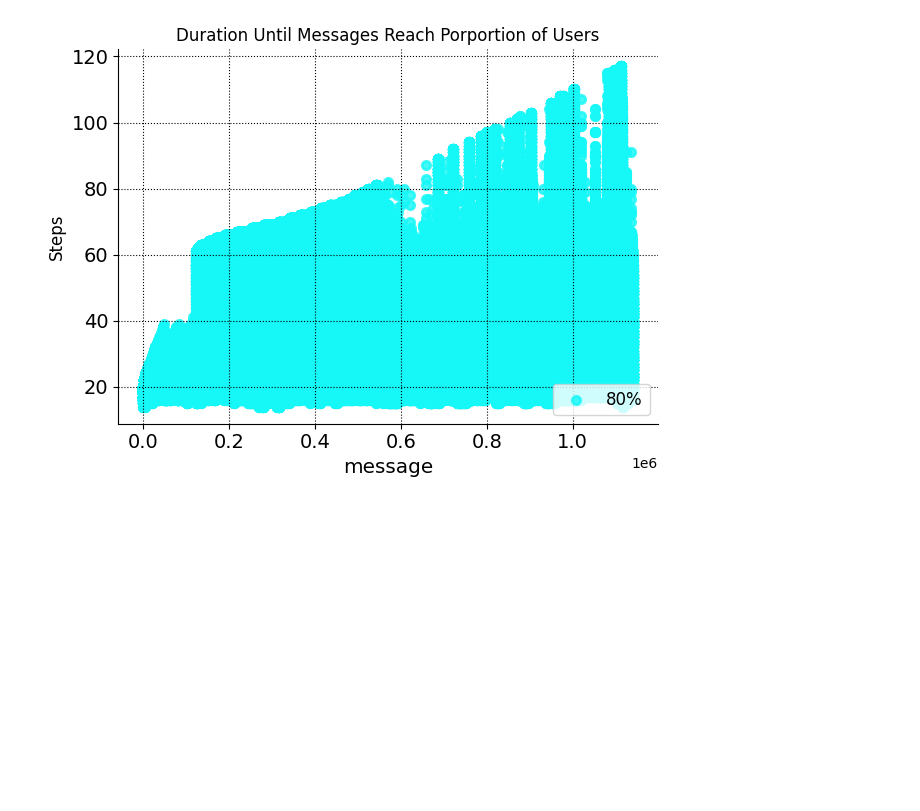
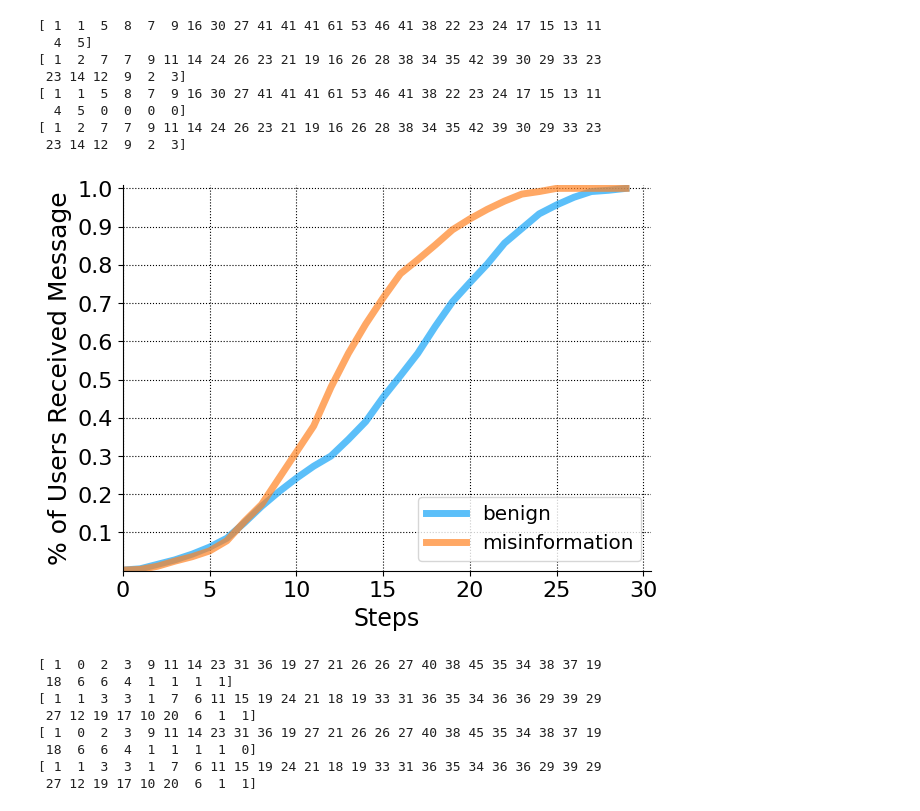
Before and after one commit to johnsinak/hushmesh, a Jupyter notebook: plotting_notebook.ipynb, the cells around one changed output. Cells and saved outputs as stored; diff of their text form; code cells hidden in the pictures; blank space fills up the shorter version.

```diff
--- a/plotting_notebook.ipynb
+++ b/plotting_notebook.ipynb
@@ -100,47 +123,36 @@ LINES_OF_INTEREST = [5,6,7]
 # %%
-lines = []
-with open(os.path.join(BULK_FOLDER_NAME,BULK_NO_JAM), 'r') as f:
-    lines = f.readlines()
+JAMMED_DATE_5 = "2024-06-07_00-28-00"
+NORMAL_JAMMED_5 =  f"seen_by_normal_result_{JAMMED_DATE_5}.txt"
+MISINFO_JAMMED_5 = f"seen_by_misinfo_result_{JAMMED_DATE_5}.txt"
 
-arr_80th = np.array(list(map(int,lines[LINES_OF_INTEREST[0]].strip().split(','))))
-arr_90th = np.array(list(map(int,lines[LINES_OF_INTEREST[1]].strip().split(','))))
-arr_full = np.array(list(map(int,lines[LINES_OF_INTEREST[2]].strip().split(','))))
+JAMMED_DATE_10 = "2024-06-07_00-43-28"
+NORMAL_JAMMED_10 = f"seen_by_misinfo_result_{JAMMED_DATE_10}.txt"
+MISINFO_JAMMED_10 =  f"seen_by_normal_result_{JAMMED_DATE_10}.txt"
-# %%
-fig = plt.figure()
-ax1 = fig.add_subplot(111)
-
-to_plot = arr_80th
-# to_plot2 = arr_90th
-# to_plot3 = arr_full
-
-x_size = len(to_plot)
-
-
-# cumsum_misinfo = np.cumsum(to_plot)
-# cumsum_normal = np.cumsum(to_plot2)
-
-
-x = np.array(list(range(x_size)))
-
-
-plt.scatter(x, to_plot, color='#16f7f7', label=r'80%', lw=2, alpha=.8)
-# plt.scatter(x, to_plot2, color='#fa9141', label=r'90%', lw=2, alpha=.8)
-# plt.scatter(x, to_plot3, color='#a6a6a6', label=r'100%', lw=2, alpha=.8)
-
-ax1.grid(color='black', linestyle='dotted')
-ax1.spines[['right', 'top']].set_visible(False)
-
-
-plt.title('Duration Until Messages Reach Porportion of Users')
-plt.xlabel('message', fontsize='x-large')
-plt.ylabel('Steps', fontsize='large')
-plt.legend(loc='lower right', fontsize='large')
-
-plt.setp(ax1.get_xticklabels(), fontsize=14)
-plt.setp(ax1.get_yticklabels(), fontsize=14)
-
-fig.savefig('message_propagation_delays_1' + ".pdf")
-plt.tight_layout()
-plt.show()
-# %% [output]
-[figure]
+# %%
+to_plot = get_to_plot(NORMAL_JAMMED_5, 109)
+to_plot2 = get_to_plot(MISINFO_JAMMED_5, 129)
+
+ploot(to_plot, to_plot2, True, "jammed_5_adversary")
+
+to_plot = get_to_plot(NORMAL_JAMMED_10, 190)
+to_plot2 = get_to_plot(MISINFO_JAMMED_10, 111)
+
+ploot(to_plot, to_plot2, True, "jammed_10_adversary")
+# %% [output]
+[ 1  1  5  8  7  9 16 30 27 41 41 41 61 53 46 41 38 22 23 24 17 15 13 11
+  4  5]
+[ 1  2  7  7  9 11 14 24 26 23 21 19 16 26 28 38 34 35 42 39 30 29 33 23
+ 23 14 12  9  2  3]
+[ 1  1  5  8  7  9 16 30 27 41 41 41 61 53 46 41 38 22 23 24 17 15 13 11
+  4  5  0  0  0  0]
+[ 1  2  7  7  9 11 14 24 26 23 21 19 16 26 28 38 34 35 42 39 30 29 33 23
+ 23 14 12  9  2  3]
+[figure, added]
+[ 1  0  2  3  9 11 14 23 31 36 19 27 21 26 26 27 40 38 45 35 34 38 37 19
+ 18  6  6  4  1  1  1  1]
+[ 1  1  3  3  1  7  6 11 15 19 24 21 18 19 33 31 36 35 34 36 36 29 39 29
+ 27 12 19 17 10 20  6  1  1]
+[ 1  0  2  3  9 11 14 23 31 36 19 27 21 26 26 27 40 38 45 35 34 38 37 19
+ 18  6  6  4  1  1  1  1  0]
+[ 1  1  3  3  1  7  6 11 15 19 24 21 18 19 33 31 36 35 34 36 36 29 39 29
+ 27 12 19 17 10 20  6  1  1]
```
Also changed, not shown: parts of 12 cells of this notebook.
